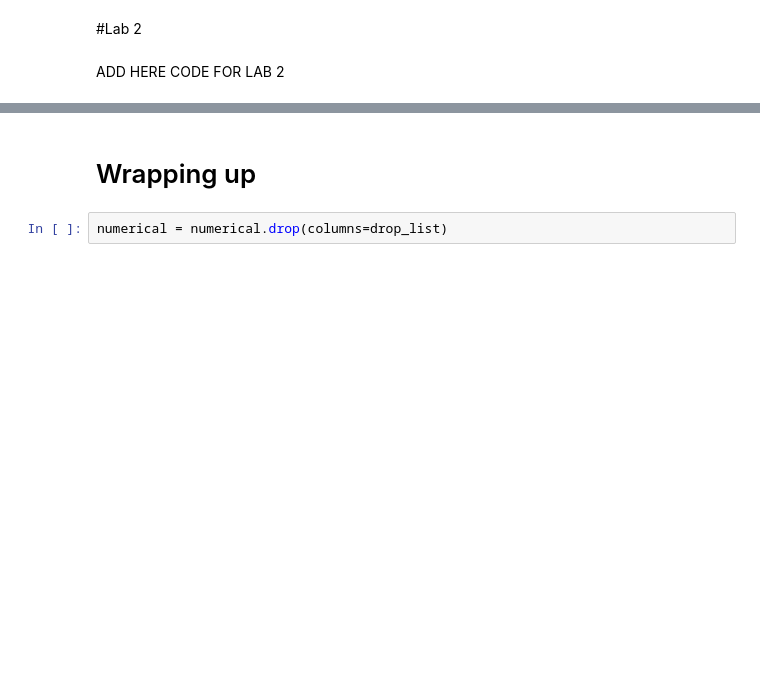
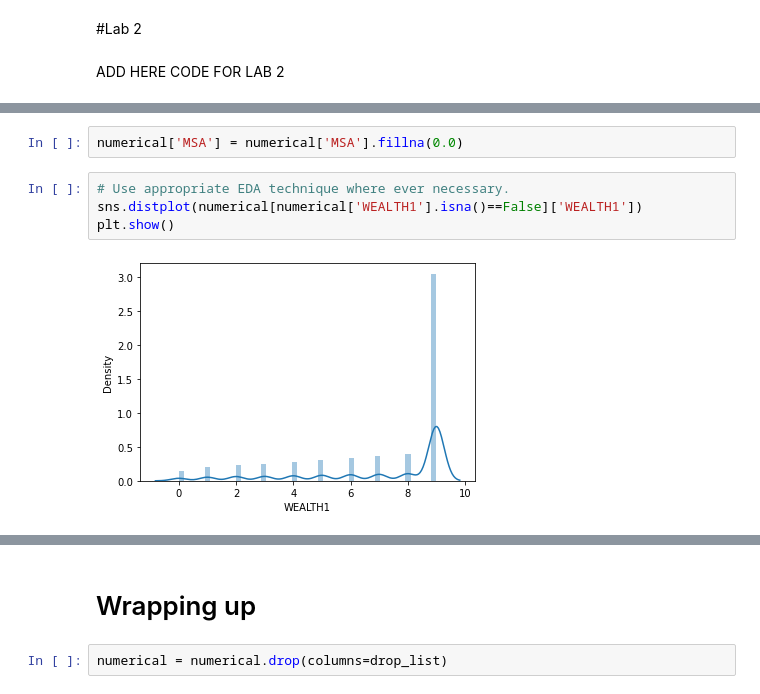
Before and after one commit to MinalBorse/lab-feature-engineering, a Jupyter notebook: L. 7.01 7.02 with activity solutions.ipynb, the cells around one changed output, grey strips where cells are left out. Drawn from its saved outputs; the diff is of its cells as text; blank space fills up the shorter version.

```diff
--- a/L. 7.01 7.02 with activity solutions.ipynb
+++ b/L. 7.01 7.02 with activity solutions.ipynb
@@ -918,0 +1007,8 @@ ADD HERE CODE FOR LAB 2
+# %%
+numerical['MSA'] = numerical['MSA'].fillna(0.0)
+# %%
+# Use appropriate EDA technique where ever necessary.
+sns.distplot(numerical[numerical['WEALTH1'].isna()==False]['WEALTH1'])
+plt.show()
+# %% [output]
+[figure, added]
```
Also changed, not shown: parts of 25 cells of this notebook.
